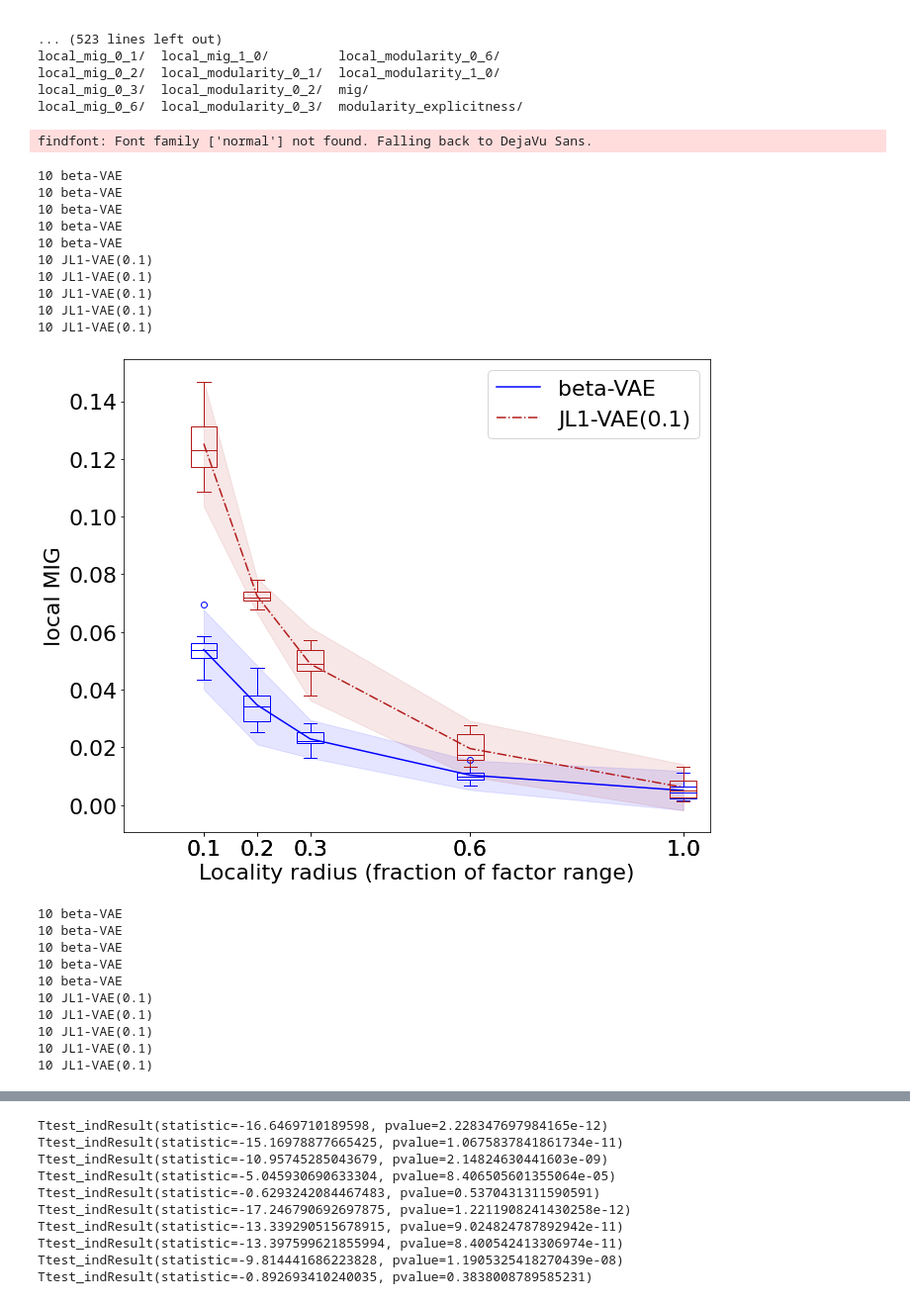
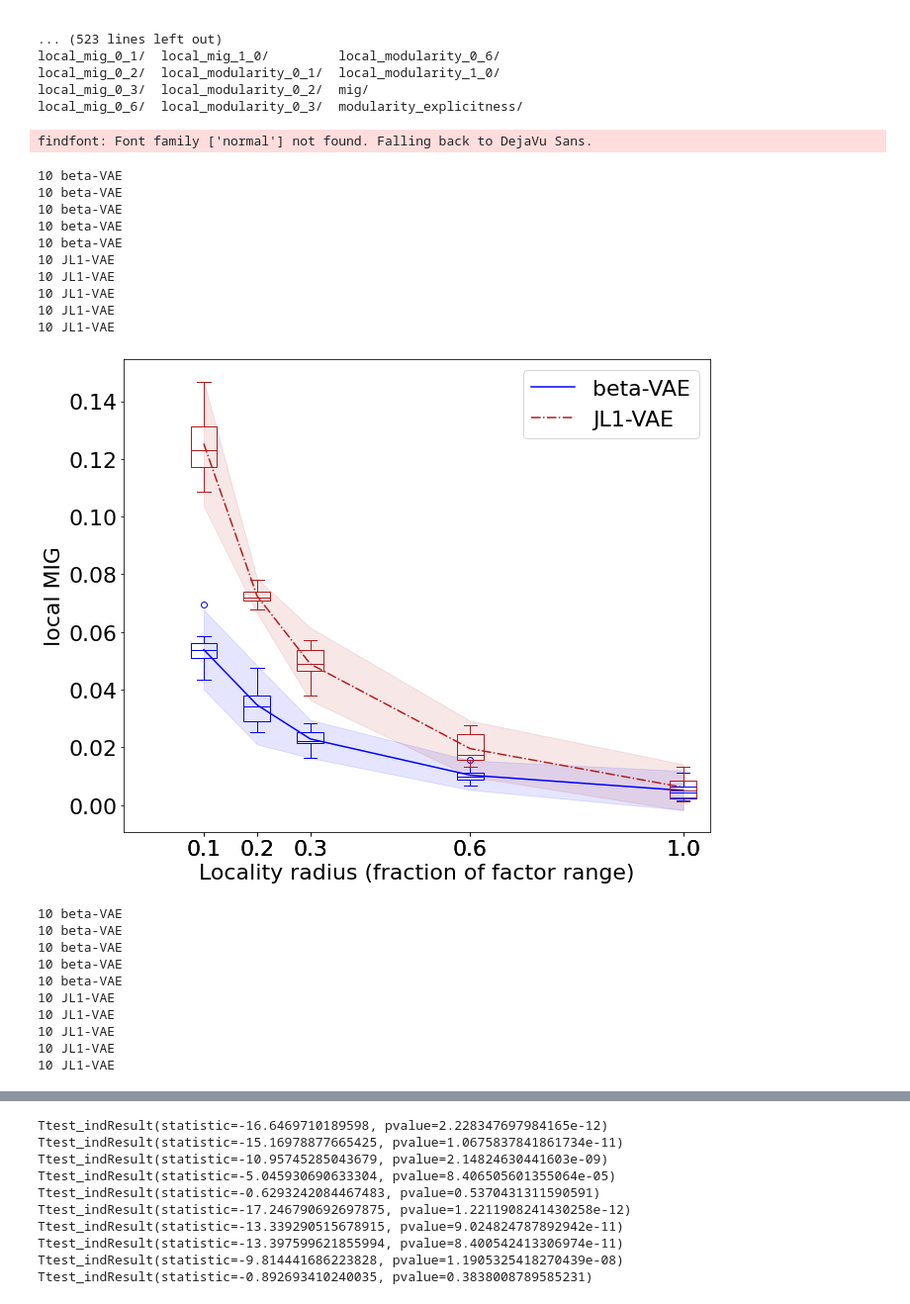
Before and after one commit to travers-rhodes/jlonevae, a Jupyter notebook: experimentScripts/visualizations/Figure4-LinePlotMIGandModularity.ipynb, the cells around one changed output, grey strips where cells are left out. Shown at 99% size. Cells and saved outputs as stored; diff of their text form; code cells hidden in the pictures.

```diff
--- a/experimentScripts/visualizations/Figure4-LinePlotMIGandModularity.ipynb
+++ b/experimentScripts/visualizations/Figure4-LinePlotMIGandModularity.ipynb
@@ -53,7 +53,7 @@ for metric, metvalname in [("local_mig","evaluation_results.local_discrete_migs_
         beta = "4"
         experiment_names = [
             (f"defaultConv_lone_beta4_0000_ica0_0000_lat10_batch64_lr0_0001_anneal100000", "blue", "beta-VAE","-"),
-            (f"defaultConv_lone_beta4_0000_ica0_1000_lat10_batch64_lr0_0001_anneal100000", red, "JL1-VAE(0.1)","-."),
+            (f"defaultConv_lone_beta4_0000_ica0_1000_lat10_batch64_lr0_0001_anneal100000", red, "JL1-VAE","-."),
                            ]
         data = []
         for experiment_name, color, metlabel, linestyle in experiment_names:
@@ -85,46 +85,46 @@ for metric, metvalname in [("local_mig","evaluation_results.local_discrete_migs_
                 metvals = [metval for (label, locality, metval) in data if label == metlabel and locality == desiredLocality]
                 stats_summaries[metric][metlabel].append(metvals)
                 print(len(metvals), metlabel)
                 avgMetVals.append(np.mean(metvals))
                 highMetVals.append(np.mean(metvals) + 2 * np.std(metvals))
                 lowMetVals.append(np.mean(metvals) - 2 * np.std(metvals))
                 plt.boxplot([metvals], vert=True, positions=[desiredLocality],widths=[0.05],
                                patch_artist=True,
                                 boxprops=dict(facecolor=(1,1,1,0), color=color),
                                 capprops=dict(color=color),
                                 whiskerprops=dict(color=color),
                                 flierprops=dict(color=color, markeredgecolor=color),
                                 medianprops=dict(color=color))
                 #print(scipy.stats.ttest_ind(betametvals, lirjmetvals))
             plt.plot(allLocalities, avgMetVals, color=color,label=metlabel, linestyle=linestyle)
             plt.fill_between(allLocalities, lowMetVals, highMetVals, color=color, alpha=.1)
         plt.ylabel(metric.replace("_"," ").replace("mig","MIG"))
         plt.xlabel("Locality radius (fraction of factor range)");
         plt.xlim(-0.05,1.05)
         plt.legend()
         plt.tight_layout()
         f.savefig(f"threeDots_{metric}_varyingRho.png")
         plt.show();plt.close();
 # %% [output]
 findfont: Font family ['normal'] not found. Falling back to DejaVu Sans.
 10 beta-VAE
 10 beta-VAE
 10 beta-VAE
 10 beta-VAE
 10 beta-VAE
-10 JL1-VAE(0.1)
-10 JL1-VAE(0.1)
-10 JL1-VAE(0.1)
-10 JL1-VAE(0.1)
-10 JL1-VAE(0.1)
+10 JL1-VAE
+10 JL1-VAE
+10 JL1-VAE
+10 JL1-VAE
+10 JL1-VAE
-[figure, old version]
+[figure, new version]
 10 beta-VAE
 10 beta-VAE
 10 beta-VAE
 10 beta-VAE
 10 beta-VAE
-10 JL1-VAE(0.1)
-10 JL1-VAE(0.1)
-10 JL1-VAE(0.1)
-10 JL1-VAE(0.1)
-10 JL1-VAE(0.1)
+10 JL1-VAE
+10 JL1-VAE
+10 JL1-VAE
+10 JL1-VAE
+10 JL1-VAE
```
Also changed, not shown: parts of 2 cells of this notebook, 4 other files.
